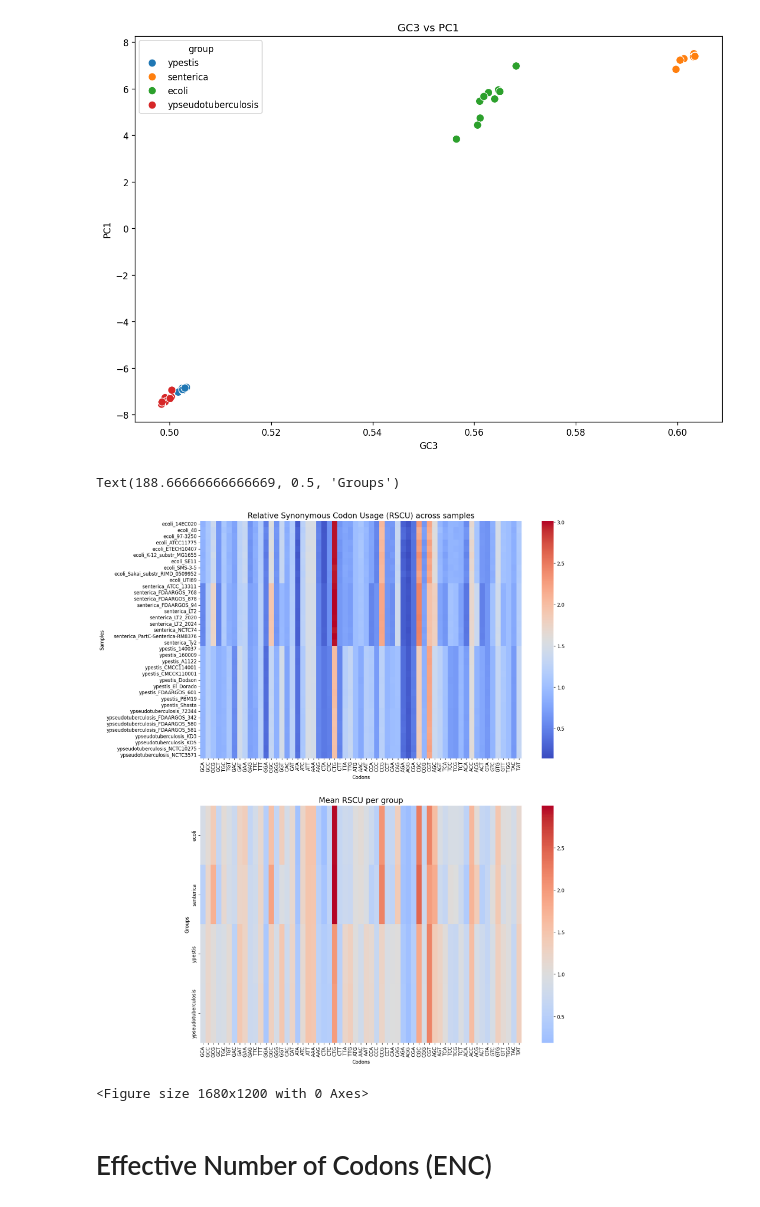
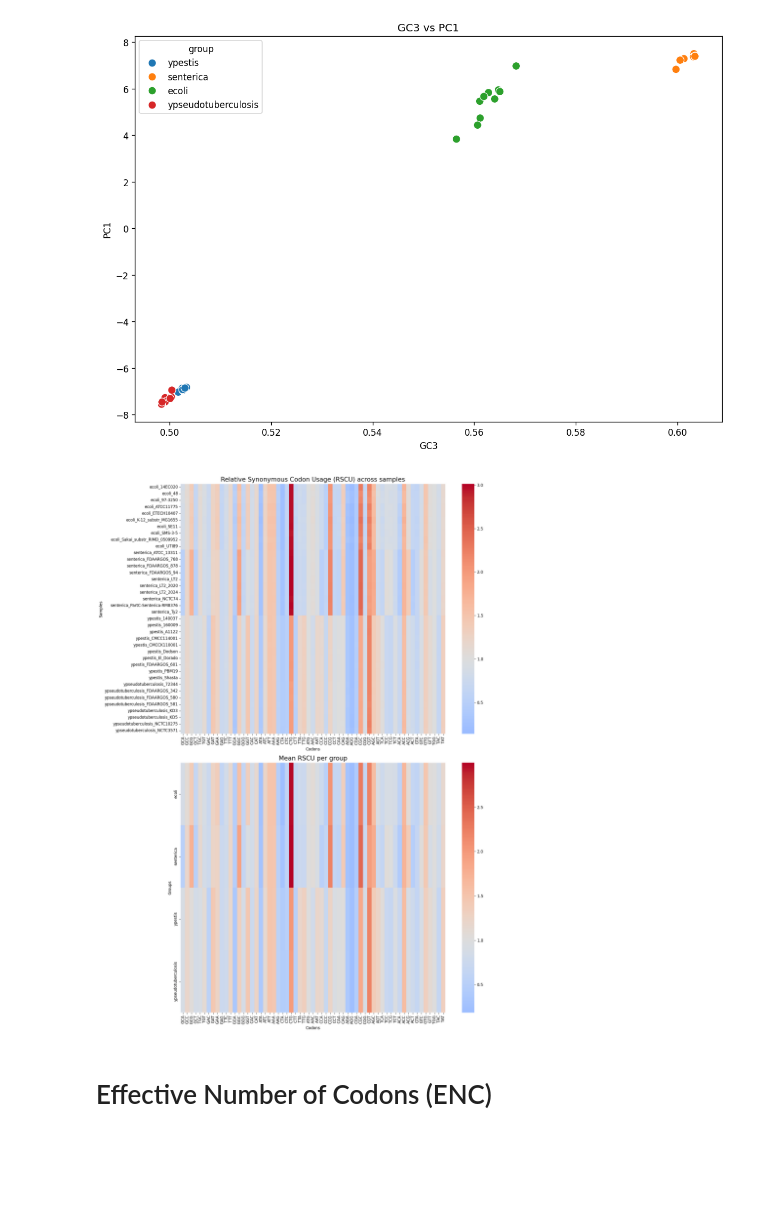
Before and after one commit to pour221/codon_usage, a Jupyter notebook: codon_usage.ipynb, the cells around one changed output. Saved outputs shown, nothing was run; the diff lists cells and outputs as text; code cells hidden in the pictures; blank space fills up the shorter version.

```diff
--- a/codon_usage.ipynb
+++ b/codon_usage.ipynb
@@ -27,2 +25,14 @@ $ seqkit stats -a *.fasta > ../asembly_stats.tsv
 If samples belong to different groups, the group label can be added as a prefix in the file name. For example: `group1_ecoli.fasta`
+# %%
+def add_groups(df: pd.DataFrame, file_name_col: str | None = None) -> pd.DataFrame:
+    df = df.copy()
+    if HAS_GROUPS:
+        if file_name_col is None:
+            df['group'] = df.index.str.split('_').str[0]
+        else:
+            df['group'] = df[file_name_col].str.split('_').str[0]
+    else:
+        df['group'] = 'all'
+
+    return df
 # %%
@@ -276,14 +315,0 @@ def calculate_rscu(cur_codon_amount, synonymous_codons_amount, n_synonymous_codo
-# %%
-rscu_df  = pd.DataFrame()
-
-for strain in os.listdir(f'{WORKDIR}/freq'):
-    strain_name = os.path.splitext(strain)[0]
-    strain_df = pd.read_csv(f'{WORKDIR}/freq/{strain}', comment='#', sep=r'\s+',
-                                     names=['Codon','AA','Fraction','Frequency','Number'])
-    strain_rscu = get_codons_rscu(strain_df, strain_name)
-    rscu_df = pd.concat([rscu_df, strain_rscu])
-
-if HAS_GROUPS:
-    rscu_df['group'] = rscu_df.index.str.split('_').str[0]
-else:
-    rscu_df['group'] = 'all'
@@ -353,22 +351,22 @@ plt.tight_layout()
 # %%
 fig, axs = plt.subplots(2, 1, figsize=(15, 20), dpi=120)
 axs = axs.ravel()
 
-plt.figure(figsize=(14,10), dpi=120)
-sns.heatmap(rscu_df.drop('group', axis=1).sort_index(), xticklabels=True, yticklabels=True, ax=axs[0], cmap="coolwarm")
+sns.heatmap(rscu_df.drop('group', axis=1).sort_index(), xticklabels=True, yticklabels=True, ax=axs[0], cmap="coolwarm", center=1)
 axs[0].set_title("Relative Synonymous Codon Usage (RSCU) across samples", fontsize=16)
 axs[0].set_xlabel("Codons")
 axs[0].set_ylabel("Samples")
 
 mean_rscu = rscu_df.groupby("group").mean()
 
 sns.heatmap(mean_rscu, cmap="coolwarm", center=1, ax=axs[1])
 axs[1].set_title("Mean RSCU per group", fontsize=16)
 axs[1].set_xlabel("Codons")
 axs[1].set_ylabel("Groups")
+
+
+plt.tight_layout()
 # %% [output]
-Text(188.66666666666669, 0.5, 'Groups')
-[figure, old version]
+[figure, new version]
-<Figure size 1680x1200 with 0 Axes>
 # %% [markdown]
 # Effective Number of Codons (ENC)
```
Also changed, not shown: parts of 37 cells of this notebook.
